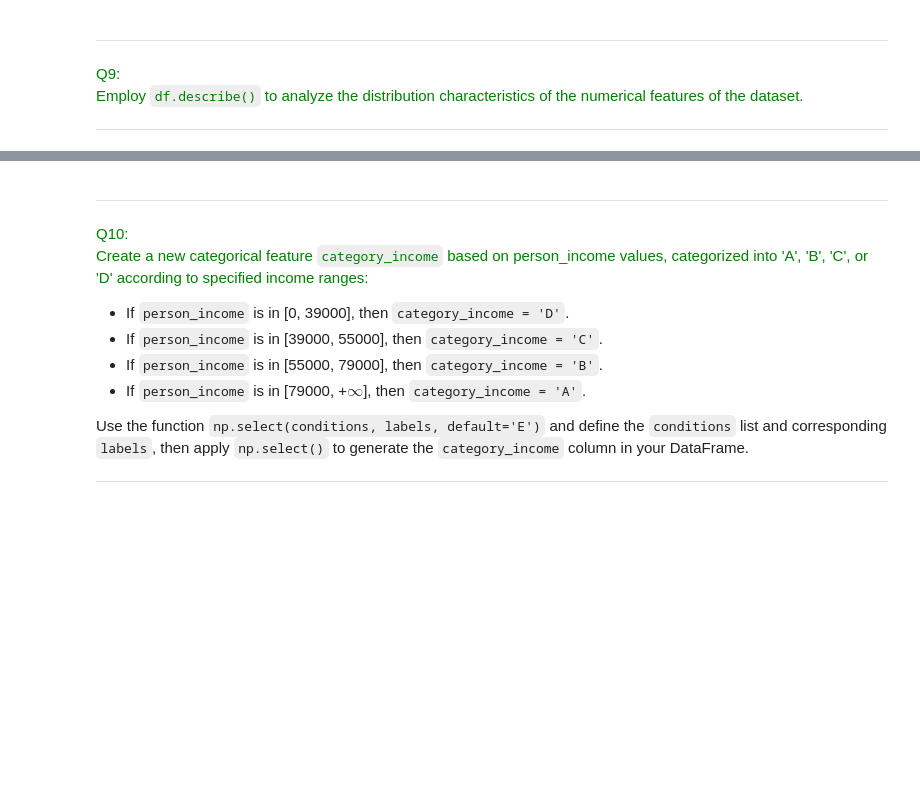
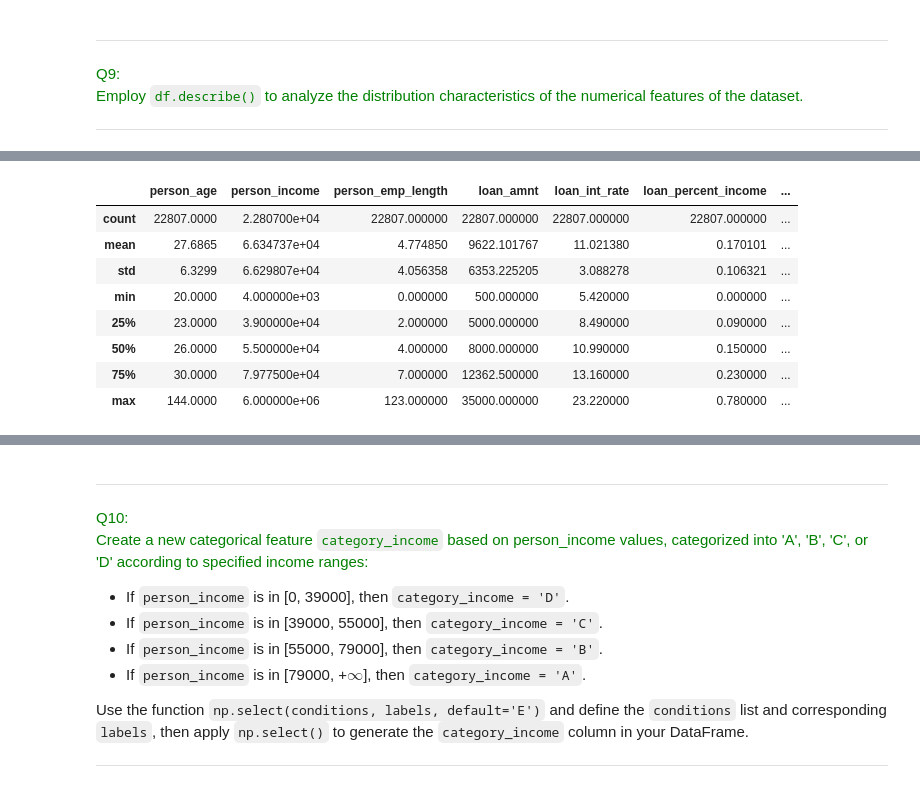
Before and after one commit to MetinLamby/MLforFinance, a Jupyter notebook: Programming_Sessions/Programming_Session_2/Programming_Session_2.ipynb, the cells around one changed output, grey strips where cells are left out. Saved outputs shown, nothing was run; the diff lists cells and outputs as text; code cells hidden in the pictures; blank space fills up the shorter version.

```diff
--- a/Programming_Sessions/Programming_Session_2/Programming_Session_2.ipynb
+++ b/Programming_Sessions/Programming_Session_2/Programming_Session_2.ipynb
@@ -276,0 +272,12 @@ Name: person_income, dtype: float64
+# %%
+df_train[numvars].describe()
+# %% [output]
+|  | person_age | person_income | person_emp_length | loan_amnt | loan_int_rate | loan_percent_income | ... |
+| count | 22807.0000 | 2.280700e+04 | 22807.000000 | 22807.000000 | 22807.000000 | 22807.000000 | ... |
+| mean | 27.6865 | 6.634737e+04 | 4.774850 | 9622.101767 | 11.021380 | 0.170101 | ... |
+| std | 6.3299 | 6.629807e+04 | 4.056358 | 6353.225205 | 3.088278 | 0.106321 | ... |
+| min | 20.0000 | 4.000000e+03 | 0.000000 | 500.000000 | 5.420000 | 0.000000 | ... |
+| 25% | 23.0000 | 3.900000e+04 | 2.000000 | 5000.000000 | 8.490000 | 0.090000 | ... |
+| 50% | 26.0000 | 5.500000e+04 | 4.000000 | 8000.000000 | 10.990000 | 0.150000 | ... |
+| 75% | 30.0000 | 7.977500e+04 | 7.000000 | 12362.500000 | 13.160000 | 0.230000 | ... |
+| max | 144.0000 | 6.000000e+06 | 123.000000 | 35000.000000 | 23.220000 | 0.780000 | ... |
```
Also changed, not shown: parts of 26 cells of this notebook.
